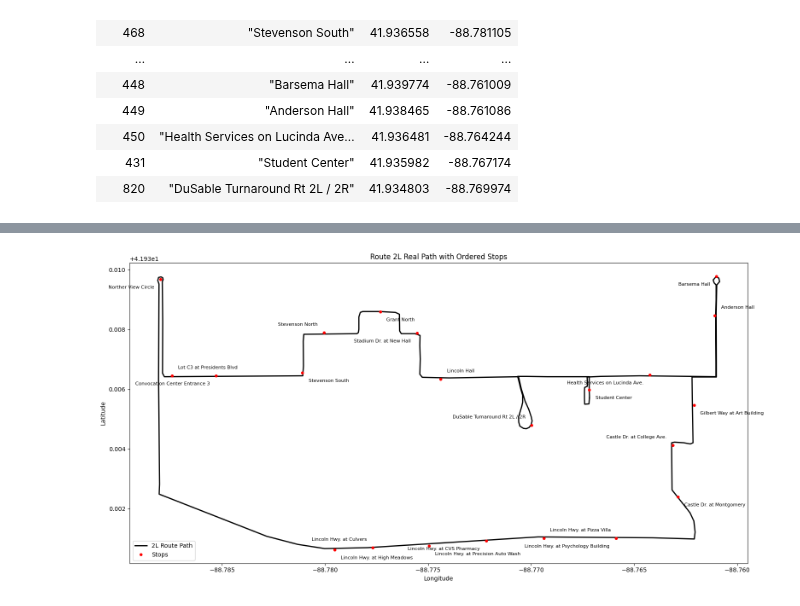
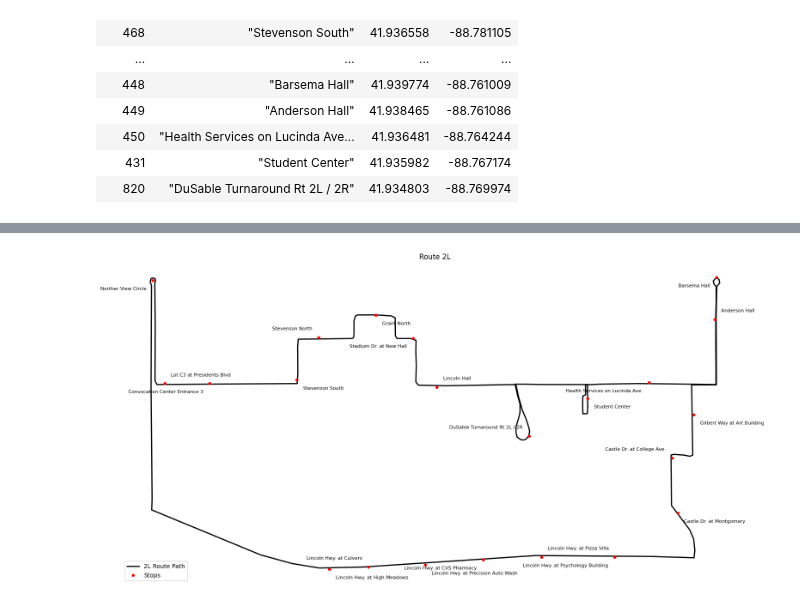
Before and after one commit to shaivilp/Research-Rookies, a Jupyter notebook: dekalb_bus/visualizations/map_visual.ipynb, the cells around one changed output, grey strips where cells are left out. Saved outputs shown, nothing was run; the diff lists cells and outputs as text; code cells hidden in the pictures.

Commit message:
feat: created bunch of visualizations and so much more

```diff
--- a/dekalb_bus/visualizations/map_visual.ipynb
+++ b/dekalb_bus/visualizations/map_visual.ipynb
@@ -124,28 +612,29 @@ lats, lngs = zip(*path_points)
 # %%
-plt.figure(figsize=(16, 8))
-plt.plot(lngs, lats, 'k-', linewidth=2, label="2L Route Path")
+# plt.figure(figsize=(16, 8))
+# plt.plot(lngs, lats, 'k-', linewidth=2, label="2L Route Path")
 
-stop_lats = ordered_stops["lat"].to_list()
-stop_lngs = ordered_stops["lng"].to_list()
-stop_names = ordered_stops["stop_name"].to_list()
+# stop_lats = ordered_stops["lat"].to_list()
+# stop_lngs = ordered_stops["lng"].to_list()
+# stop_names = ordered_stops["stop_name"].to_list()
 
-plt.plot(stop_lngs, stop_lats, 'ro', markersize=4, label="Stops")
+# plt.plot(stop_lngs, stop_lats, 'ro', markersize=4, label="Stops")
 
-# Improved label spacing to prevent overlaps
-for i, (lat, lng, name) in enumerate(zip(stop_lats, stop_lngs, stop_names)):
-    offset_x = 0.0003 if i % 2 == 0 else -0.0003
-    offset_y = 0.0002 if i % 3 == 0 else -0.0002
-    ha = 'left' if offset_x > 0 else 'right'
-    va = 'bottom' if offset_y > 0 else 'top'
-    plt.text(lng + offset_x, lat + offset_y, name, fontsize=8, ha=ha, va=va)
+# # Improved label spacing to prevent overlaps
+# for i, (lat, lng, name) in enumerate(zip(stop_lats, stop_lngs, stop_names)):
+#     offset_x = 0.0003 if i % 2 == 0 else -0.0003
+#     offset_y = 0.0002 if i % 3 == 0 else -0.0002
+#     ha = 'left' if offset_x > 0 else 'right'
+#     va = 'bottom' if offset_y > 0 else 'top'
+#     plt.text(lng + offset_x, lat + offset_y, name, fontsize=8, ha=ha, va=va)
 
-# === Final Touches ===
-plt.xlabel("Longitude")
-plt.ylabel("Latitude")
-plt.title("Route 2L Real Path with Ordered Stops")
-plt.grid(False)
-plt.tight_layout()
-plt.legend()
-plt.show()
+# # === Final Touches ===
+# plt.xlabel("Longitude")
+# plt.ylabel("Latitude")
+# plt.title("Route 2L")
+# plt.grid(False)
+# plt.axis('off')
+# plt.tight_layout()
+# plt.legend()
+# plt.show()
 # %% [output]
-[figure, old version]
+[figure, new version]
```
Also changed, not shown: parts of 22 cells of this notebook, 9 other files.
